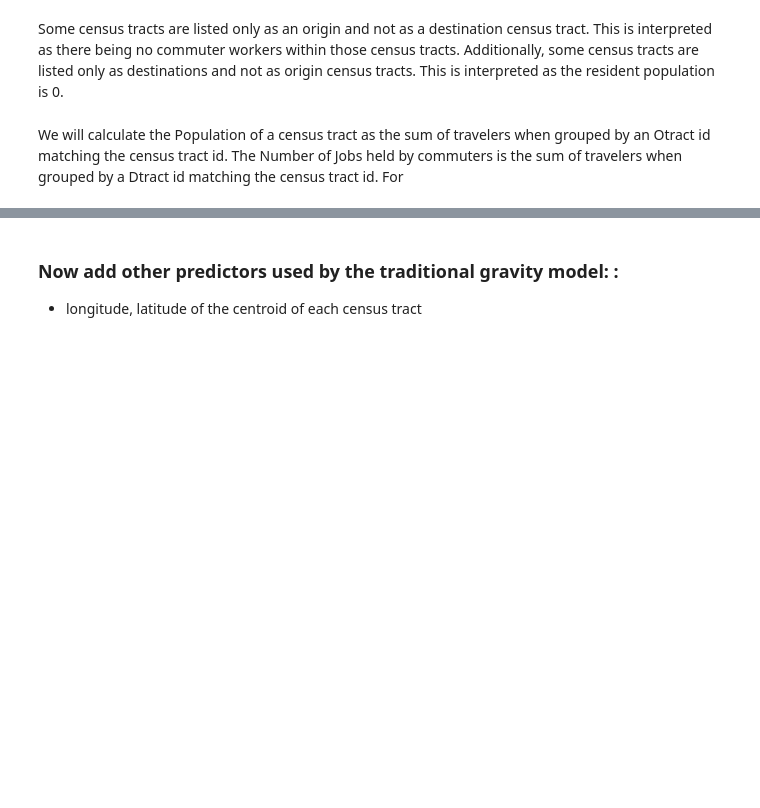
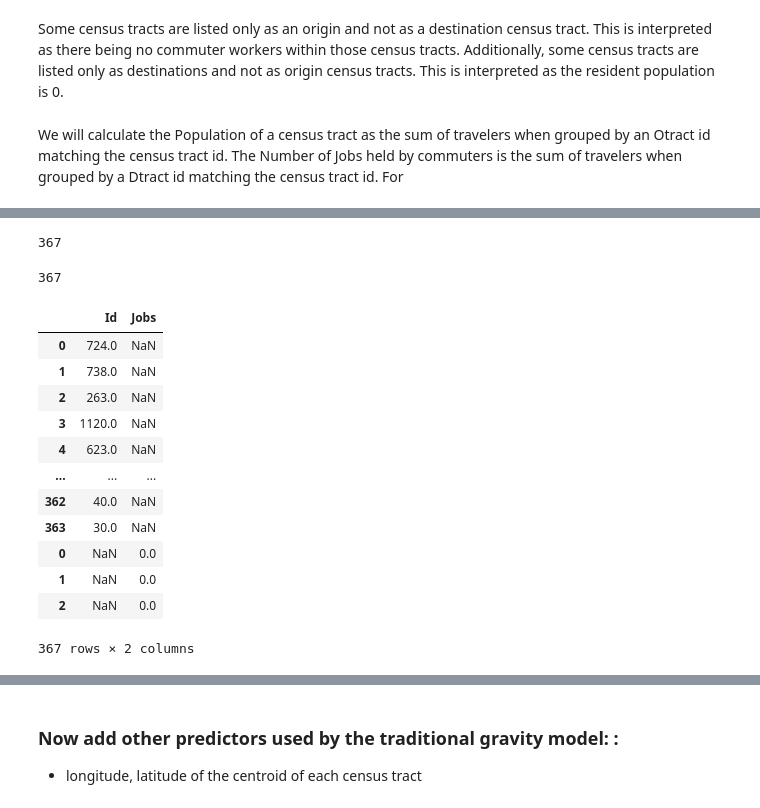
Before and after one commit to daaron678/Predicting-mobility-flows-using-gravity-models, a Jupyter notebook: gravitymodel.ipynb, the cells around one changed output, grey strips where cells are left out. Saved outputs shown, nothing was run; the diff lists cells and outputs as text; code cells hidden in the pictures; blank space fills up the shorter version.

```diff
--- a/gravitymodel.ipynb
+++ b/gravitymodel.ipynb
@@ -12,7 +79,5 @@ import skmob
 # %%
-import os
-
-data_folder = "data/2017-2021"
+data_folder = "data/ctpp/2017-2021"
 # datasets is aggregated commuter trajectories
 datasets = {}
 
@@ -193,2 +187,6 @@ Name: Jobs, Length: 8256, dtype: float64
 # %%
 grouped_dsets = {}
+# %%
+fl_data = datasets['FL']
+no_jobs = pd.DataFrame(set(fl_data['Otract'].unique()) - set(fl_data['Dtract'].unique()), columns = ['Id'])
+no_pop = pd.DataFrame(set(fl_data['Dtract'].unique()) - set(fl_data['Otract'].unique()), columns = ['Id'])
@@ -194,0 +197,4 @@ grouped_dsets = {}
+# %%
+len(grouped)
+# %% [output]
+367
@@ -195 +205,21 @@ grouped_dsets = {}
+# %%
+len(grouped)
+# %% [output]
+367
+# %%
+grouped
+# %% [output]
+|  | Id | Jobs |
+| 0 | 724.0 | NaN |
+| 1 | 738.0 | NaN |
+| 2 | 263.0 | NaN |
+| 3 | 1120.0 | NaN |
+| 4 | 623.0 | NaN |
+| ... | ... | ... |
+| 362 | 40.0 | NaN |
+| 363 | 30.0 | NaN |
+| 0 | NaN | 0.0 |
+| 1 | NaN | 0.0 |
+| 2 | NaN | 0.0 |
+367 rows × 2 columns
 # %%
```
Also changed, not shown: parts of 25 cells of this notebook.
